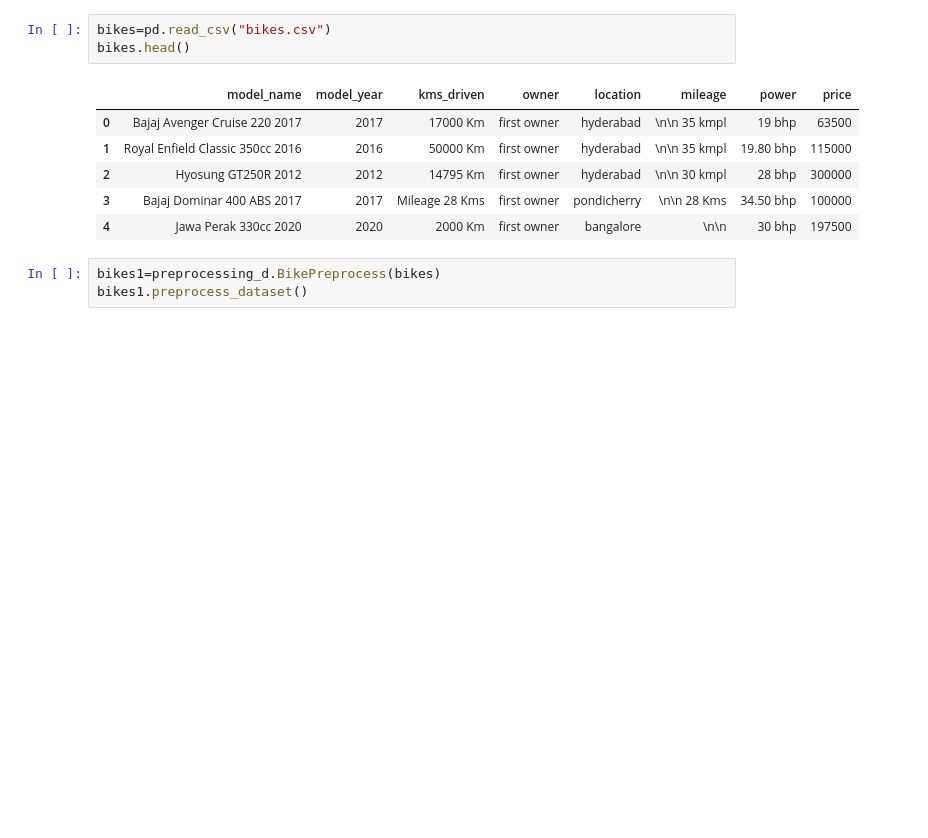
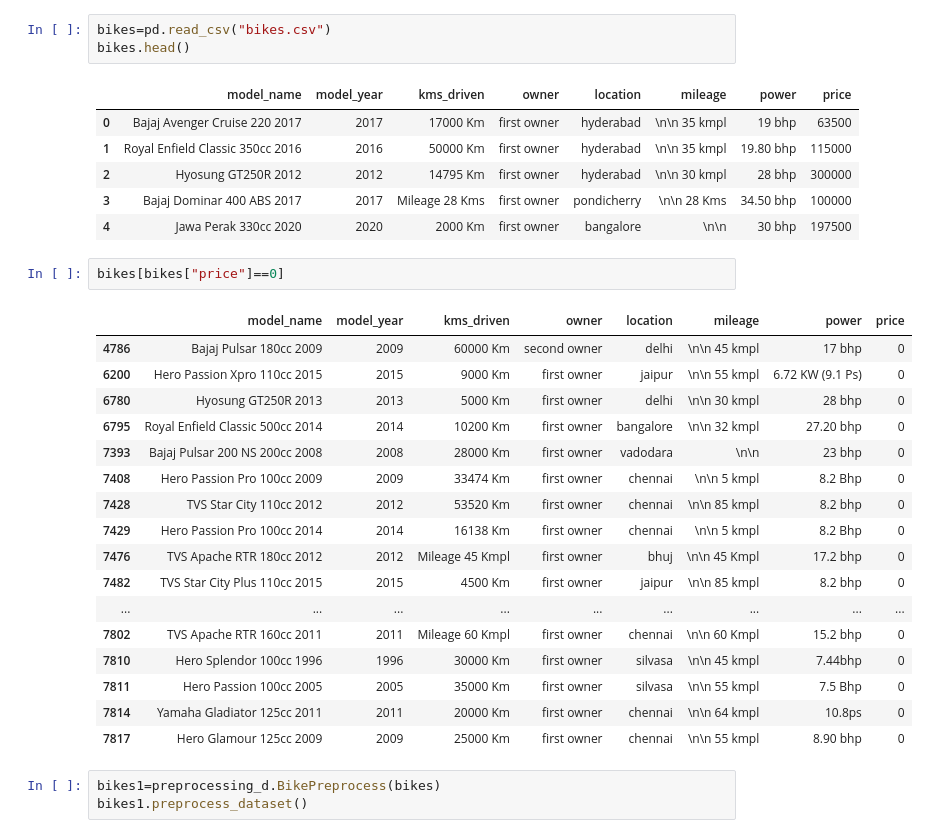
Before and after one commit to sushantkas/Pr-2-used-bikes, a Jupyter notebook: ML_Model.ipynb, the cells around one changed output. Cells and saved outputs as stored; diff of their text form; blank space fills up the shorter version.

```diff
--- a/ML_Model.ipynb
+++ b/ML_Model.ipynb
@@ -22,6 +22,26 @@ bikes.head()
 | 2 | Hyosung GT250R 2012 | 2012 | 14795 Km | first owner | hyderabad | \n\n 30 kmpl | 28 bhp | 300000 |
 | 3 | Bajaj Dominar 400 ABS 2017 | 2017 | Mileage 28 Kms | first owner | pondicherry | \n\n 28 Kms | 34.50 bhp | 100000 |
 | 4 | Jawa Perak 330cc 2020 | 2020 | 2000 Km | first owner | bangalore | \n\n | 30 bhp | 197500 |
+# %%
+bikes[bikes["price"]==0]
+# %% [output]
+|  | model_name | model_year | kms_driven | owner | location | mileage | power | price |
+| 4786 | Bajaj Pulsar 180cc 2009 | 2009 | 60000 Km | second owner | delhi | \n\n 45 kmpl | 17 bhp | 0 |
+| 6200 | Hero Passion Xpro 110cc 2015 | 2015 | 9000 Km | first owner | jaipur | \n\n 55 kmpl | 6.72 KW (9.1 Ps) | 0 |
+| 6780 | Hyosung GT250R 2013 | 2013 | 5000 Km | first owner | delhi | \n\n 30 kmpl | 28 bhp | 0 |
+| 6795 | Royal Enfield Classic 500cc 2014 | 2014 | 10200 Km | first owner | bangalore | \n\n 32 kmpl | 27.20 bhp | 0 |
+| 7393 | Bajaj Pulsar 200 NS 200cc 2008 | 2008 | 28000 Km | first owner | vadodara | \n\n | 23 bhp | 0 |
+| 7408 | Hero Passion Pro 100cc 2009 | 2009 | 33474 Km | first owner | chennai | \n\n 5 kmpl | 8.2 Bhp | 0 |
+| 7428 | TVS Star City 110cc 2012 | 2012 | 53520 Km | first owner | chennai | \n\n 85 kmpl | 8.2 bhp | 0 |
+| 7429 | Hero Passion Pro 100cc 2014 | 2014 | 16138 Km | first owner | chennai | \n\n 5 kmpl | 8.2 Bhp | 0 |
+| 7476 | TVS Apache RTR 180cc 2012 | 2012 | Mileage 45 Kmpl | first owner | bhuj | \n\n 45 Kmpl | 17.2 bhp | 0 |
+| 7482 | TVS Star City Plus 110cc 2015 | 2015 | 4500 Km | first owner | jaipur | \n\n 85 kmpl | 8.2 bhp | 0 |
+| ... | ... | ... | ... | ... | ... | ... | ... | ... |
+| 7802 | TVS Apache RTR 160cc 2011 | 2011 | Mileage 60 Kmpl | first owner | chennai | \n\n 60 Kmpl | 15.2 bhp | 0 |
+| 7810 | Hero Splendor 100cc 1996 | 1996 | 30000 Km | first owner | silvasa | \n\n 45 kmpl | 7.44bhp | 0 |
+| 7811 | Hero Passion 100cc 2005 | 2005 | 35000 Km | first owner | silvasa | \n\n 55 kmpl | 7.5 Bhp | 0 |
+| 7814 | Yamaha Gladiator 125cc 2011 | 2011 | 20000 Km | first owner | chennai | \n\n 64 kmpl | 10.8ps | 0 |
+| 7817 | Hero Glamour 125cc 2009 | 2009 | 25000 Km | first owner | chennai | \n\n 55 kmpl | 8.90 bhp | 0 |
 # %%
 bikes1=preprocessing_d.BikePreprocess(bikes)
 bikes1.preprocess_dataset()
```
Also changed, not shown: parts of 5 cells of this notebook.
